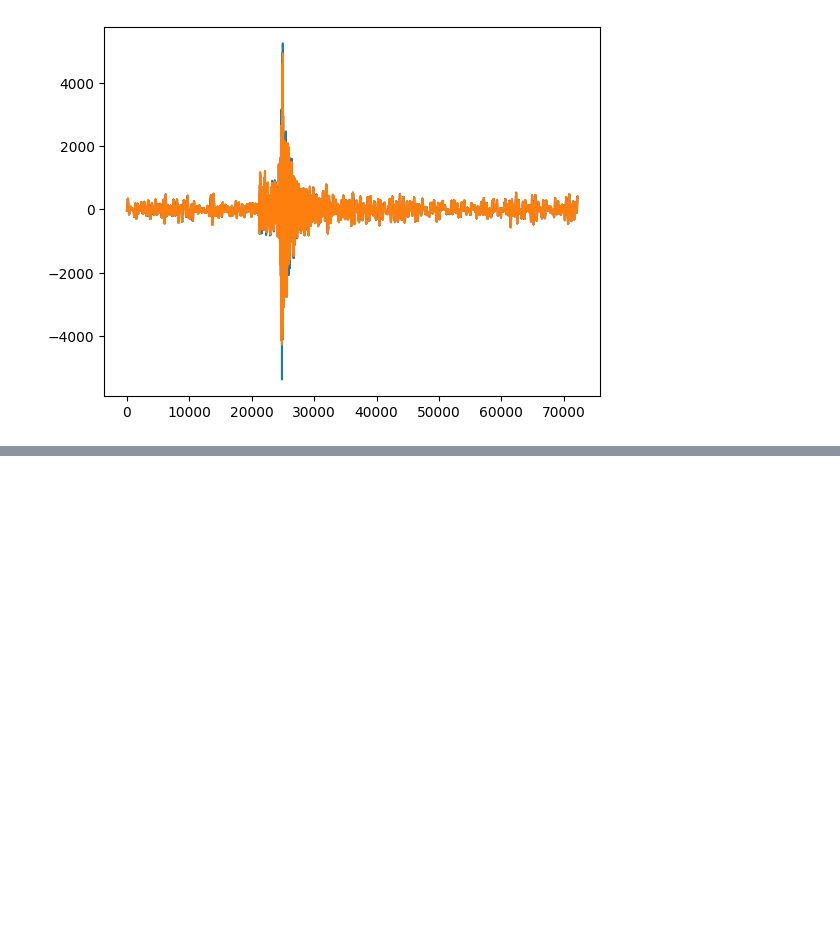
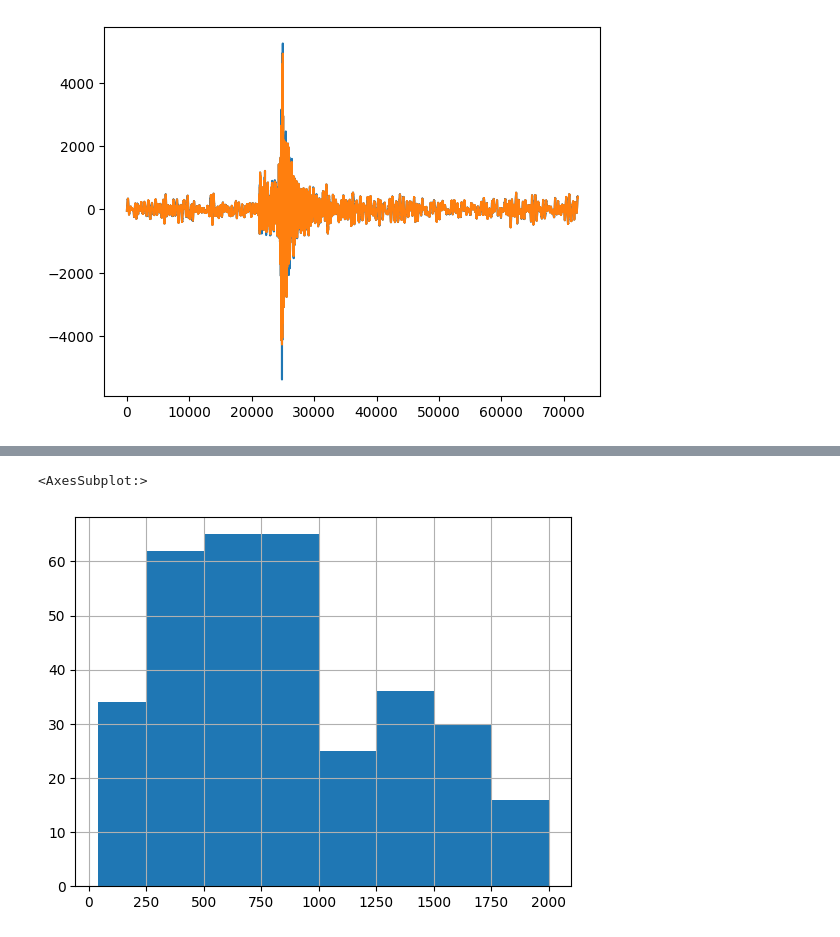
Before and after one commit to Nemenick/primoprogetto, a Jupyter notebook: Codici/_Test.ipynb, the cells around one changed output, grey strips where cells are left out. Saved outputs shown, nothing was run; the diff lists cells and outputs as text; code cells hidden in the pictures; blank space fills up the shorter version.

```diff
--- a/Codici/_Test.ipynb
+++ b/Codici/_Test.ipynb
@@ -1358,0 +1331,5 @@ pip 21.3.1 from /home/silvia/Documents/GitHub/primoprogetto/venv/lib/python3.8/s
+# %%
+diffs.iloc[:,-1].hist(bins=[40,250,500,1000,1250,1500,1750,2000])
+# %% [output]
+<AxesSubplot:>
+[figure, added]
```
Also changed, not shown: parts of 10 cells of this notebook, 3 other files.
